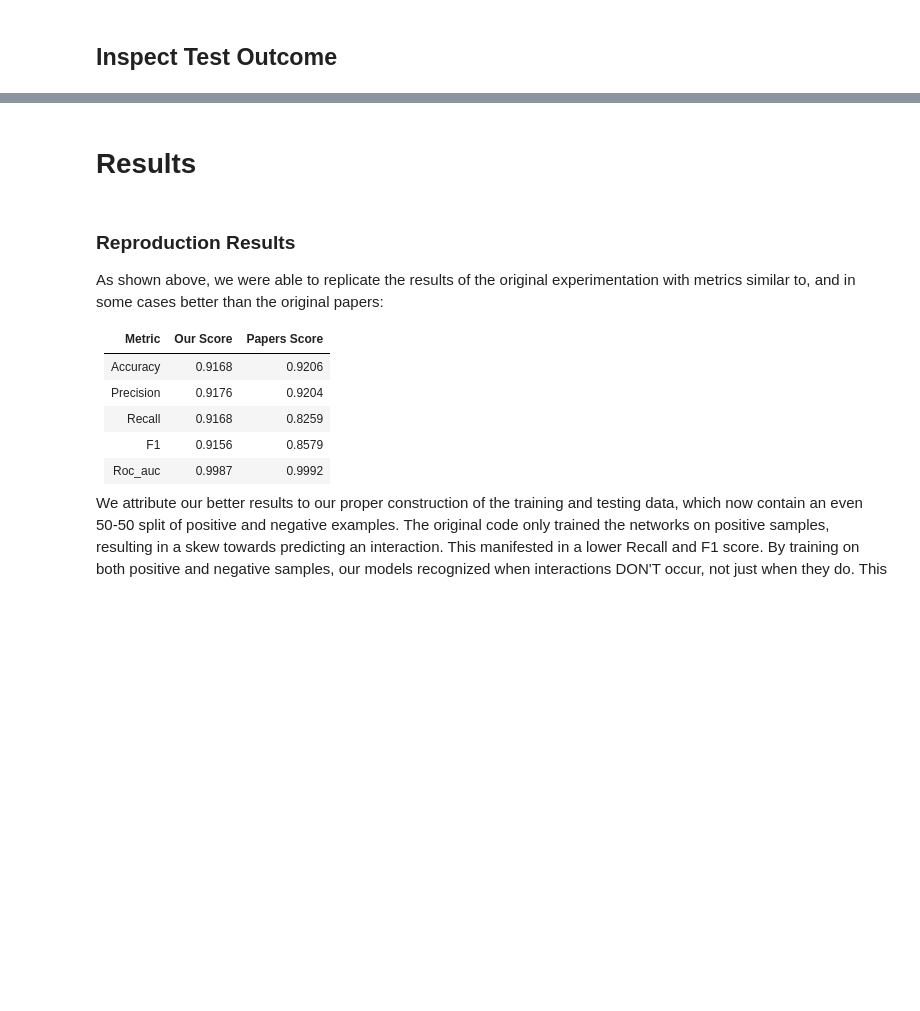
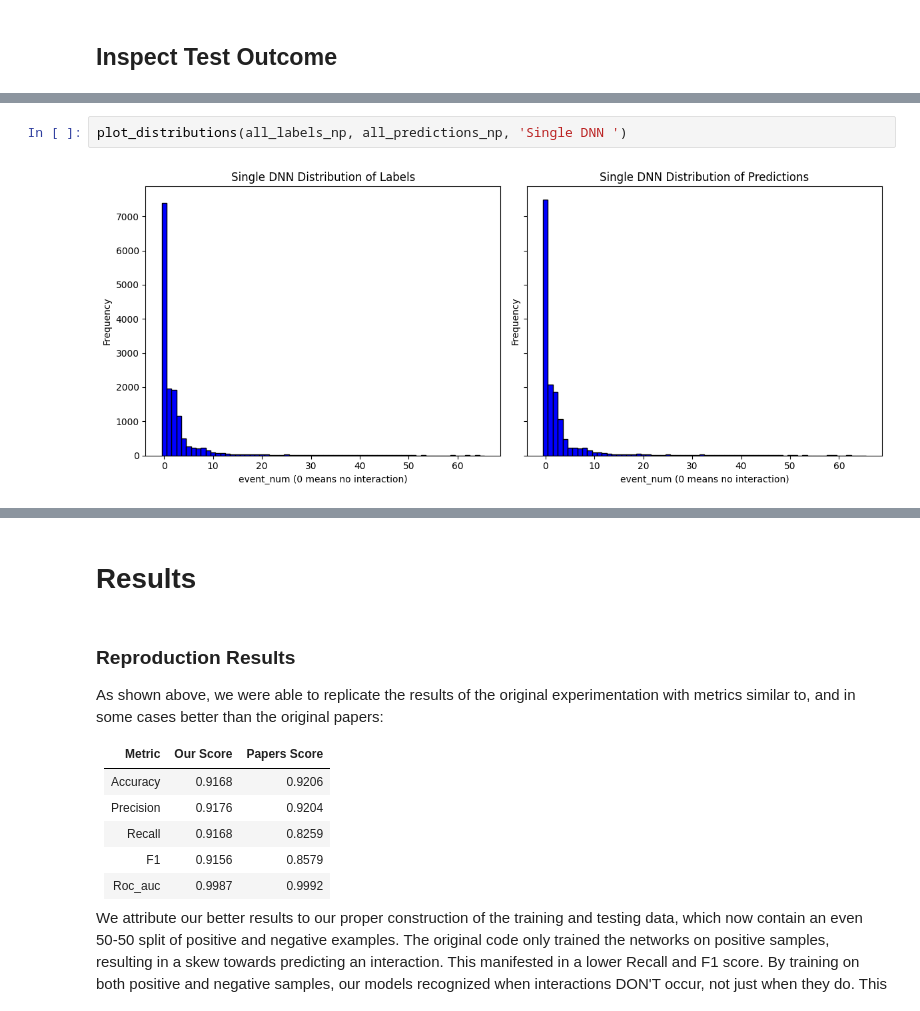
Before and after one commit to NealRyan/Drug-drug-interaction-modeling, a Jupyter notebook: Final_Report_Simplified_DDI_Model.ipynb, the cells around one changed output, grey strips where cells are left out. Cells and saved outputs as stored; diff of their text form; blank space fills up the shorter version.

```diff
--- a/Final_Report_Simplified_DDI_Model.ipynb
+++ b/Final_Report_Simplified_DDI_Model.ipynb
@@ -1947,0 +1898,4 @@ ROC AUC (One vs Rest): 0.996759806599824
+# %%
+plot_distributions(all_labels_np, all_predictions_np, 'Single DNN ')
+# %% [output]
+[figure, added]
```
Also changed, not shown: parts of 13 cells of this notebook.
